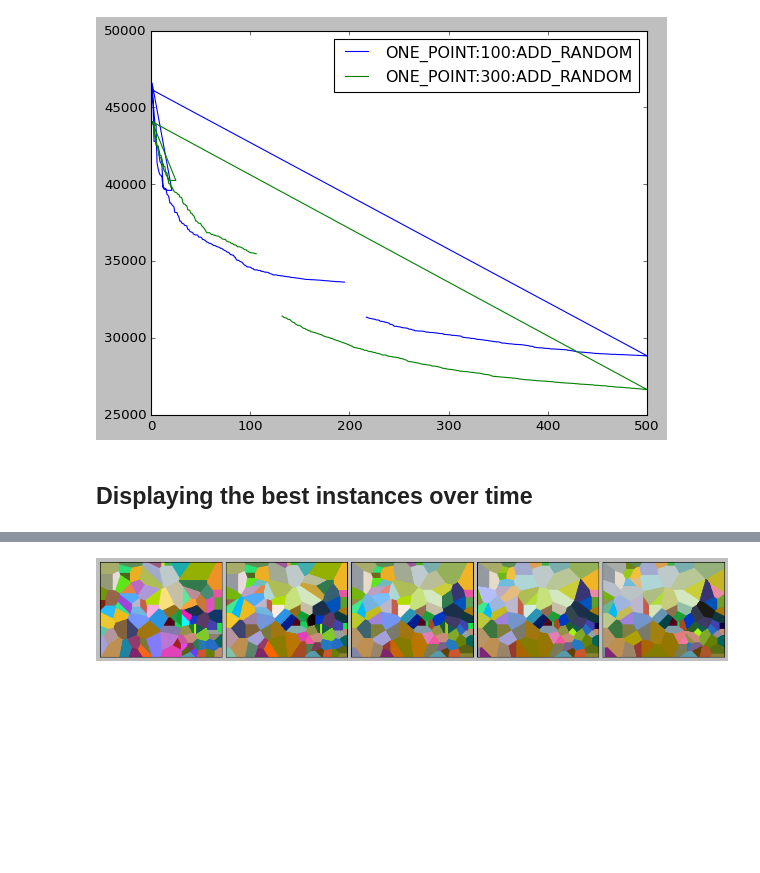
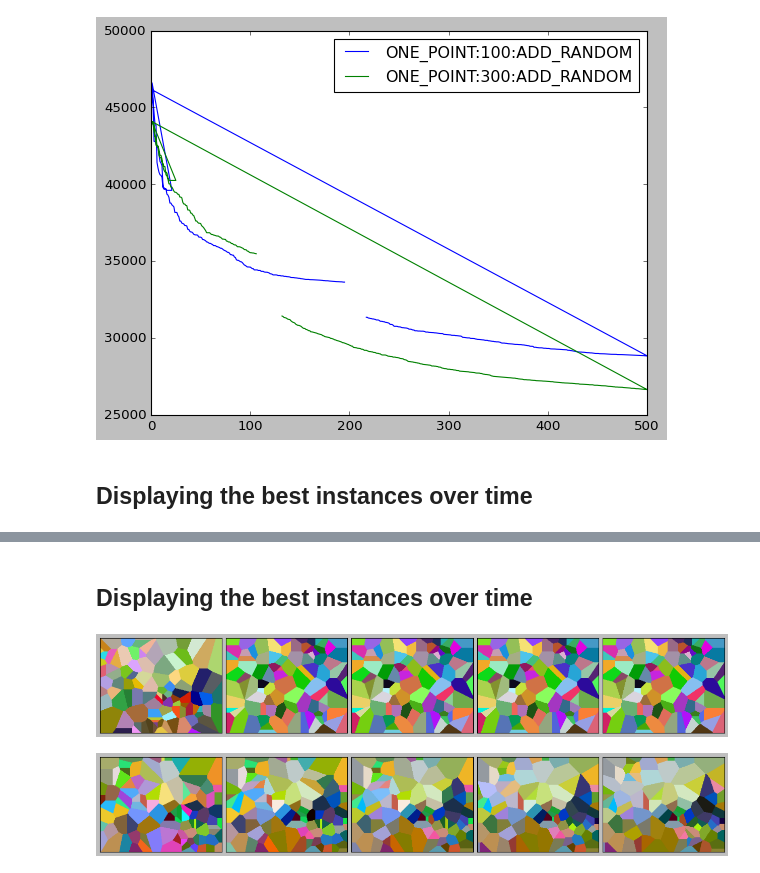
Before and after one commit to DennisLent/VanGogh, a Jupyter notebook: analysis.ipynb, the cells around one changed output, grey strips where cells are left out. Drawn from its saved outputs; the diff is of its cells as text; code cells hidden in the pictures; blank space fills up the shorter version.

```diff
--- a/analysis.ipynb
+++ b/analysis.ipynb
@@ -190,3 +246,28 @@ Wall time: 2min 33s
+# %% [markdown]
+## Displaying the best instances over time
+# %%
+def show_progress_over_time(settings, selection=None, grid=(5,4)):
+    seed, population_size, crossover_method, num_points, initialization, generation_budget = settings
+    fig = plt.figure(figsize=(20., 20.))
+    grid = ImageGrid(fig, 111,
+                     nrows_ncols=grid,
+                     axes_pad=0.1,  # pad between axes
+                     )
+
+    if selection is None:
+        selection = range(50, generation_budget + 50, 50)
+
+    img_arr = [Image.open((f"./img/van_gogh_intermediate_{seed}_{population_size}_{crossover_method}_{num_points}_{initialization}_{generation_budget}_{i:05d}.png")) for i in selection]
+    for ax, im in zip(grid, img_arr):
+        ax.imshow(im)
+        ax.get_xaxis().set_visible(False)
+        ax.get_yaxis().set_visible(False)
+
+    plt.show()
+# %%
+show_progress_over_time((0, 300, 'UNIFORM', 100, "RANDOM", 500), grid=(1,5))
+# %% [output]
+[figure, added]
 # %%
 show_progress_over_time((0, 100, 'ONE_POINT', 100, "RANDOM", 500), grid=(1,5))
 # %% [output]
```
Also changed, not shown: parts of 7 cells of this notebook.
